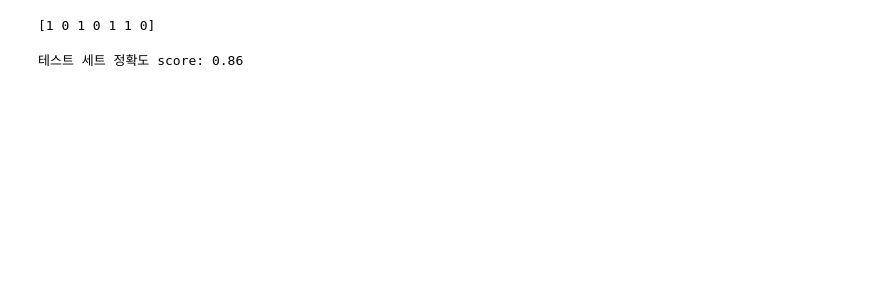
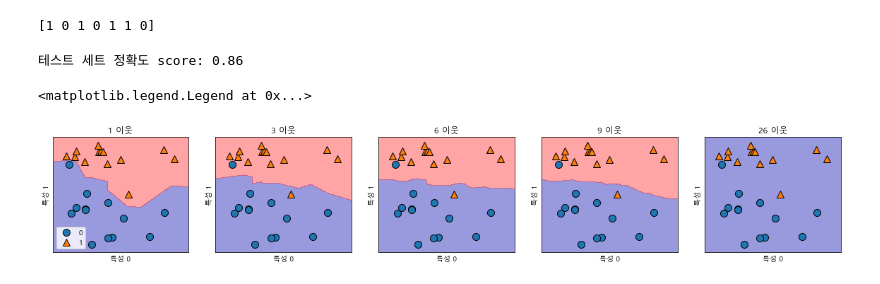
Before and after one commit to ehdgns21/Machine_Learning, a Jupyter notebook: #2. k-NN.ipynb, the cells around one changed output. Saved outputs shown, nothing was run; the diff lists cells and outputs as text; code cells hidden in the pictures; blank space fills up the shorter version.

```diff
--- a/#2. k-NN.ipynb
+++ b/#2. k-NN.ipynb
@@ -54,3 +54,20 @@ print(y_test)  # 원래 정답
 print("테스트 세트 정확도 score: {:.2f}".format(clf.score(X_test, y_test)))
 # %% [output]
 테스트 세트 정확도 score: 0.86
+# %%
+fig, axes = plt.subplots(1, 5, figsize=(20,3))
+
+for n_neighbors, ax in zip([1,3,6,9,26], axes): #zip: / axes:1줄에
+    # fit 메서드는 self 반환을 하기 때문에 객체 생성과 메서드를 한줄에 사용 할 수 있습니다.
+    clf = KNeighborsClassifier(n_neighbors=n_neighbors).fit(X, y)
+    mglearn.plots.plot_2d_separator(clf, X, fill=True, eps=0.5, ax=ax, alpha=.4)
+    #(모델,x,채우겠다,eps,ax:공간,alpha그냥쓰는거)
+    mglearn.discrete_scatter(X[:,0], X[:,1],y, ax=ax) #scatter:점찍기
+    ax.set_title("{} 이웃".format(n_neighbors))
+    ax.set_xlabel("특성 0")
+    ax.set_ylabel("특성 1")
+
+axes[0].legend(loc=3) #legend:범례(좌측아래)
+# %% [output]
+<matplotlib.legend.Legend at 0x...>
+[figure, added]
```
Also changed, not shown: parts of 1 cell of this notebook.
